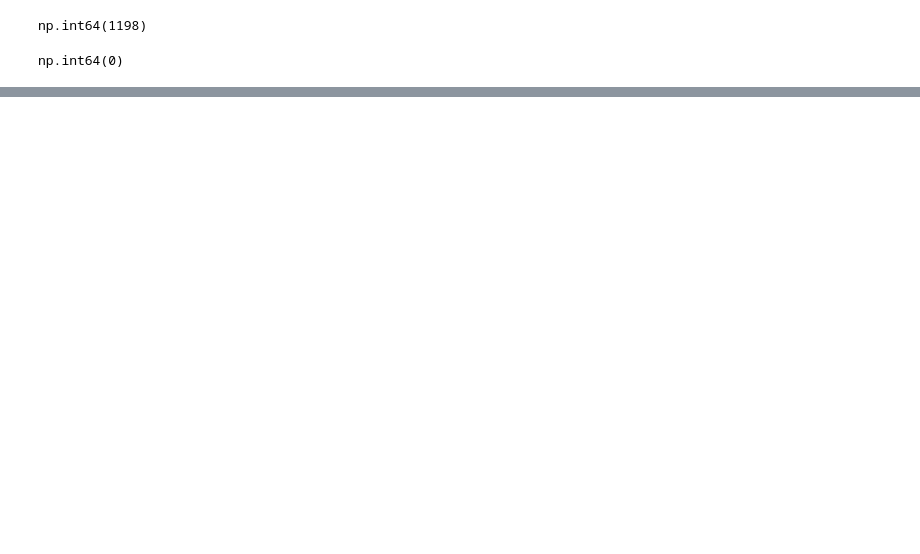
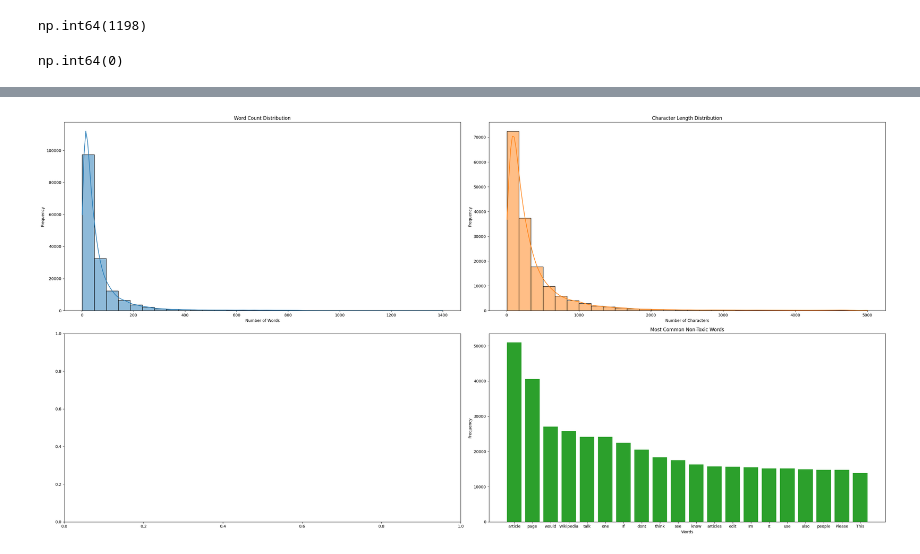
Before and after one commit to johne18/ml_learnings, a Jupyter notebook: SafeChat/notebooks/jigsaw_eda.ipynb, the cells around one changed output, grey strips where cells are left out. Cells and saved outputs as stored; diff of their text form; code cells hidden in the pictures; blank space fills up the shorter version.

```diff
--- a/SafeChat/notebooks/jigsaw_eda.ipynb
+++ b/SafeChat/notebooks/jigsaw_eda.ipynb
@@ -108,0 +63,65 @@ test_df.head(20)
+# %%
+fig, axes = plt.subplots(2, 2, figsize=(30, 15))
+
+# ============= Word count distribution ============
+
+# Split each and get length of each string in the comment_text column
+sns.histplot(jigsaw_cleaned_df['comment_text'].str.split().str.len(), bins=30, kde=True, color='tab:blue', ax=axes[0,0])
+axes[0,0].set_title('Word Count Distribution')
+axes[0,0].set_xlabel('Number of Words')
+axes[0,0].set_ylabel('Frequency')
+
+# ============= Word count distribution ============
+
+
+# ========== Character length distribution ==========
+
+# Get length of each string in the comment_text column
+sns.histplot(jigsaw_cleaned_df['comment_text'].str.len(), bins=30, kde=True, color='tab:orange', ax=axes[0,1])
+axes[0,1].set_title('Character Length Distribution')
+axes[0,1].set_xlabel('Number of Characters')
+axes[0,1].set_ylabel('Frequency')
+
+# ========== Character length distribution ==========
+
+
+# ================= Toxic Words ====================
+
+# Get toxic/non-toxic words, split and create dataframe out of split, flatten into series, and count
+toxic_words = jigsaw_cleaned_df[jigsaw_cleaned_df['is_toxic'] == 1]['comment_text'] \
+    .str.split(expand=True) \
+    .stack() \
+    .value_counts()
+
+non_toxic_words = jigsaw_cleaned_df[jigsaw_cleaned_df['is_toxic'] == 0]['comment_text'] \
+    .str.split(expand=True) \
+    .stack() \
+    .value_counts()
+
+
+# Filter out stop words
+toxic_words = toxic_words[~toxic_words.index.isin(stop_words)]
+non_toxic_words = non_toxic_words[~non_toxic_words.index.isin(stop_words)]
+top_n_words = 20
+
+
+# Plot top n Toxic Words
+# axes[1,0].bar(toxic_words.head(top_n_words).index, toxic_words.head(top_n_words).values, color='tab:red')
+# axes[1,0].set_title('Most Common Toxic Words')
+# axes[1,0].set_xlabel('Words')
+# axes[1,0].set_ylabel('Frequency')
+
+
+# Plot top n Non-Toxic Words
+axes[1,1].bar(non_toxic_words.head(top_n_words).index, non_toxic_words.head(top_n_words).values, color='tab:green')
+axes[1,1].set_title('Most Common Non-Toxic Words')
+axes[1,1].set_xlabel('Words')
+axes[1,1].set_ylabel('Frequency')
+
+# ================= Toxic Words ====================
+
+
+plt.tight_layout()
+plt.show()
+# %% [output]
+[figure, added]
```
Also changed, not shown: parts of 10 cells of this notebook, 7 other files.
